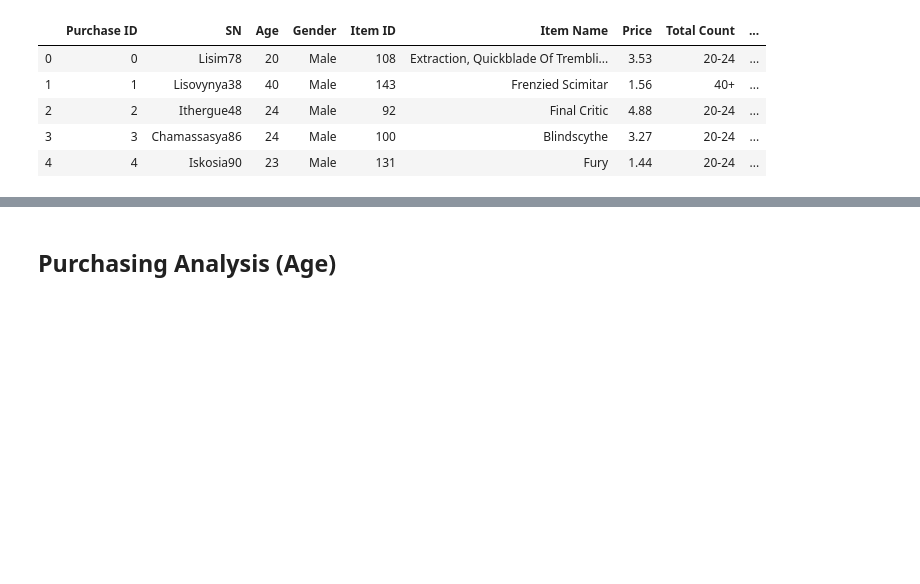
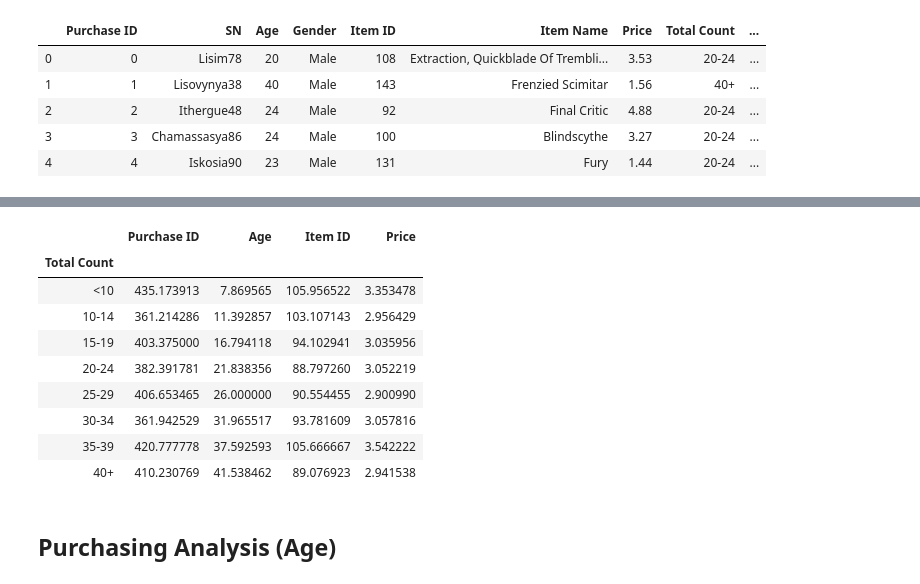
Before and after one commit to barbourleah15/DataVizClass, a Jupyter notebook: panda-challenge/HeroesOfPymoli_starter.ipynb, the cells around one changed output, grey strips where cells are left out. Drawn from its saved outputs; the diff is of its cells as text; code cells hidden in the pictures; blank space fills up the shorter version.

```diff
--- a/panda-challenge/HeroesOfPymoli_starter.ipynb
+++ b/panda-challenge/HeroesOfPymoli_starter.ipynb
@@ -202,3 +267,18 @@ IndexError: boolean index did not match indexed array along dimension 0; dimensi
+# %%
+# Per the pd.cut above, I know there are 780 rows of data ("length: 780")
+per_age=game_df.groupby(["Total Count"]).mean()
+per_age
+# %% [output]
+|  | Purchase ID | Age | Item ID | Price |
+| Total Count |  |  |  |  |
+| <10 | 435.173913 | 7.869565 | 105.956522 | 3.353478 |
+| 10-14 | 361.214286 | 11.392857 | 103.107143 | 2.956429 |
+| 15-19 | 403.375000 | 16.794118 | 94.102941 | 3.035956 |
+| 20-24 | 382.391781 | 21.838356 | 88.797260 | 3.052219 |
+| 25-29 | 406.653465 | 26.000000 | 90.554455 | 2.900990 |
+| 30-34 | 361.942529 | 31.965517 | 93.781609 | 3.057816 |
+| 35-39 | 420.777778 | 37.592593 | 105.666667 | 3.542222 |
+| 40+ | 410.230769 | 41.538462 | 89.076923 | 2.941538 |
 # %% [markdown]
 ## Purchasing Analysis (Age)
 # %% [markdown]
```
Also changed, not shown: parts of 10 cells of this notebook, 1 other file.
